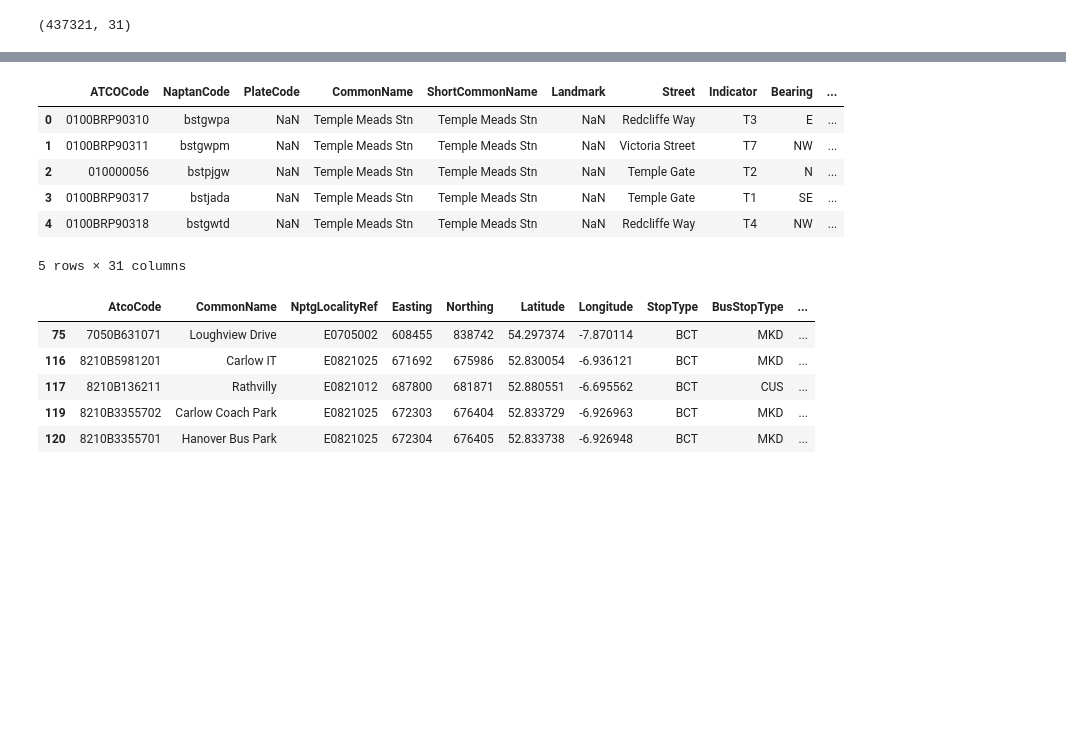
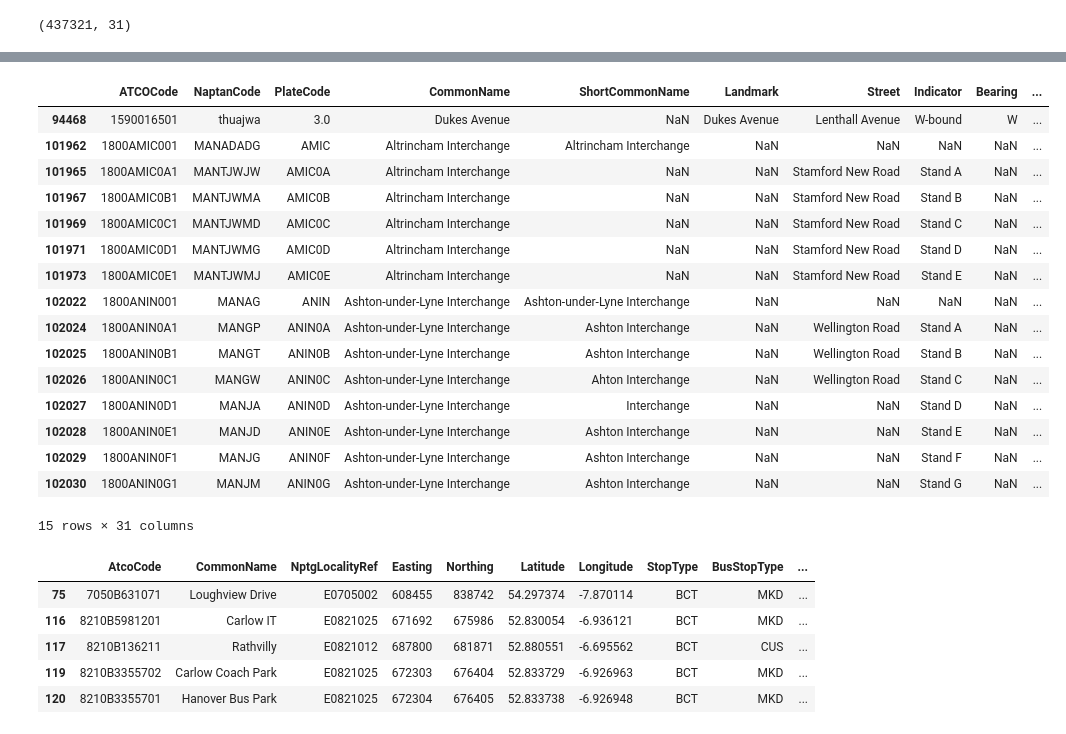
Before and after one commit to FernandoDataAnalitycs/second_CA, a Jupyter notebook: project_assigment.ipynb, the cells around one changed output, grey strips where cells are left out. Saved outputs shown, nothing was run; the diff lists cells and outputs as text; code cells hidden in the pictures; blank space fills up the shorter version.

Commit message:
preprocessing uk data

```diff
--- a/project_assigment.ipynb
+++ b/project_assigment.ipynb
@@ -399,0 +381,9 @@ df_uk['Modification'].fillna(value=df_uk['Modification'].mode()[0],inplace=True)
+# %%
+# The column PlateCode has many repeated values.
+value_counts_uk = df_uk['PlateCode'].value_counts()
+print('print values and occurrences: ',value_counts_uk)
+
+#The next line will show which values has repeated number
+repeated_values = value_counts_uk[value_counts_uk > 1]
+print('\n')#to make space between prints
+print('print list of values with occurence more than 1: ',repeated_values.unique())
@@ -399,0 +408,6 @@ df_uk['Modification'].fillna(value=df_uk['Modification'].mode()[0],inplace=True)
+# %%
+# Filter to get only unique values (count == 1)
+unique_values = value_counts_uk[value_counts_uk == 1].index
+
+# Create a new DataFrame with only rows where the specified column has unique values
+df_uk = df_uk[df_uk['PlateCode'].isin(unique_values)]
@@ -399,0 +444,9 @@ df_uk['Modification'].fillna(value=df_uk['Modification'].mode()[0],inplace=True)
+# %%
+# there are incoherences:
+#some values are in uppercase, other ones in lowercase
+# 'northbound' similar to 'North Bound'
+# 'W- Bound' similar to 'w-Bound'
+# 'Se-Bound' similar to 'SE - Bound'
+
+# Transform values in the 'Indicator' in-place
+df_uk['Indicator'] = df_uk_6['Indicator'].str.lower().str.replace(' ', '')
@@ -399,0 +458,2 @@ df_uk['Modification'].fillna(value=df_uk['Modification'].mode()[0],inplace=True)
+# %%
+df_uk['LocalityCentre'] = df_uk['LocalityCentre'].str.lower().replace({'0': 'false', '1': 'true'})
@@ -420,13 +560,23 @@ dtype: int64
 # %%
-df_uk.head()
+df_uk.head(15)
 # %% [output]
 |  | ATCOCode | NaptanCode | PlateCode | CommonName | ShortCommonName | Landmark | Street | Indicator | Bearing | ... |
-| 0 | 0100BRP90310 | bstgwpa | NaN | Temple Meads Stn | Temple Meads Stn | NaN | Redcliffe Way | T3 | E | ... |
-| 1 | 0100BRP90311 | bstgwpm | NaN | Temple Meads Stn | Temple Meads Stn | NaN | Victoria Street | T7 | NW | ... |
-| 2 | 010000056 | bstpjgw | NaN | Temple Meads Stn | Temple Meads Stn | NaN | Temple Gate | T2 | N | ... |
-| 3 | 0100BRP90317 | bstjada | NaN | Temple Meads Stn | Temple Meads Stn | NaN | Temple Gate | T1 | SE | ... |
-| 4 | 0100BRP90318 | bstgwtd | NaN | Temple Meads Stn | Temple Meads Stn | NaN | Redcliffe Way | T4 | NW | ... |
+| 94468 | 1590016501 | thuajwa | 3.0 | Dukes Avenue | NaN | Dukes Avenue | Lenthall Avenue | W-bound | W | ... |
+| 101962 | 1800AMIC001 | MANADADG | AMIC | Altrincham Interchange | Altrincham Interchange | NaN | NaN | NaN | NaN | ... |
+| 101965 | 1800AMIC0A1 | MANTJWJW | AMIC0A | Altrincham Interchange | NaN | NaN | Stamford New Road | Stand A | NaN | ... |
+| 101967 | 1800AMIC0B1 | MANTJWMA | AMIC0B | Altrincham Interchange | NaN | NaN | Stamford New Road | Stand B | NaN | ... |
+| 101969 | 1800AMIC0C1 | MANTJWMD | AMIC0C | Altrincham Interchange | NaN | NaN | Stamford New Road | Stand C | NaN | ... |
+| 101971 | 1800AMIC0D1 | MANTJWMG | AMIC0D | Altrincham Interchange | NaN | NaN | Stamford New Road | Stand D | NaN | ... |
+| 101973 | 1800AMIC0E1 | MANTJWMJ | AMIC0E | Altrincham Interchange | NaN | NaN | Stamford New Road | Stand E | NaN | ... |
+| 102022 | 1800ANIN001 | MANAG | ANIN | Ashton-under-Lyne Interchange | Ashton-under-Lyne Interchange | NaN | NaN | NaN | NaN | ... |
+| 102024 | 1800ANIN0A1 | MANGP | ANIN0A | Ashton-under-Lyne Interchange | Ashton Interchange | NaN | Wellington Road | Stand A | NaN | ... |
+| 102025 | 1800ANIN0B1 | MANGT | ANIN0B | Ashton-under-Lyne Interchange | Ashton Interchange | NaN | Wellington Road | Stand B | NaN | ... |
+| 102026 | 1800ANIN0C1 | MANGW | ANIN0C | Ashton-under-Lyne Interchange | Ahton Interchange | NaN | Wellington Road | Stand C | NaN | ... |
+| 102027 | 1800ANIN0D1 | MANJA | ANIN0D | Ashton-under-Lyne Interchange | Interchange | NaN | NaN | Stand D | NaN | ... |
+| 102028 | 1800ANIN0E1 | MANJD | ANIN0E | Ashton-under-Lyne Interchange | Ashton Interchange | NaN | NaN | Stand E | NaN | ... |
+| 102029 | 1800ANIN0F1 | MANJG | ANIN0F | Ashton-under-Lyne Interchange | Ashton Interchange | NaN | NaN | Stand F | NaN | ... |
+| 102030 | 1800ANIN0G1 | MANJM | ANIN0G | Ashton-under-Lyne Interchange | Ashton Interchange | NaN | NaN | Stand G | NaN | ... |
-5 rows × 31 columns
+15 rows × 31 columns
 # %%
 df_ireland.head()
 # %% [output]
```
Also changed, not shown: parts of 24 cells of this notebook, 1 other file.
